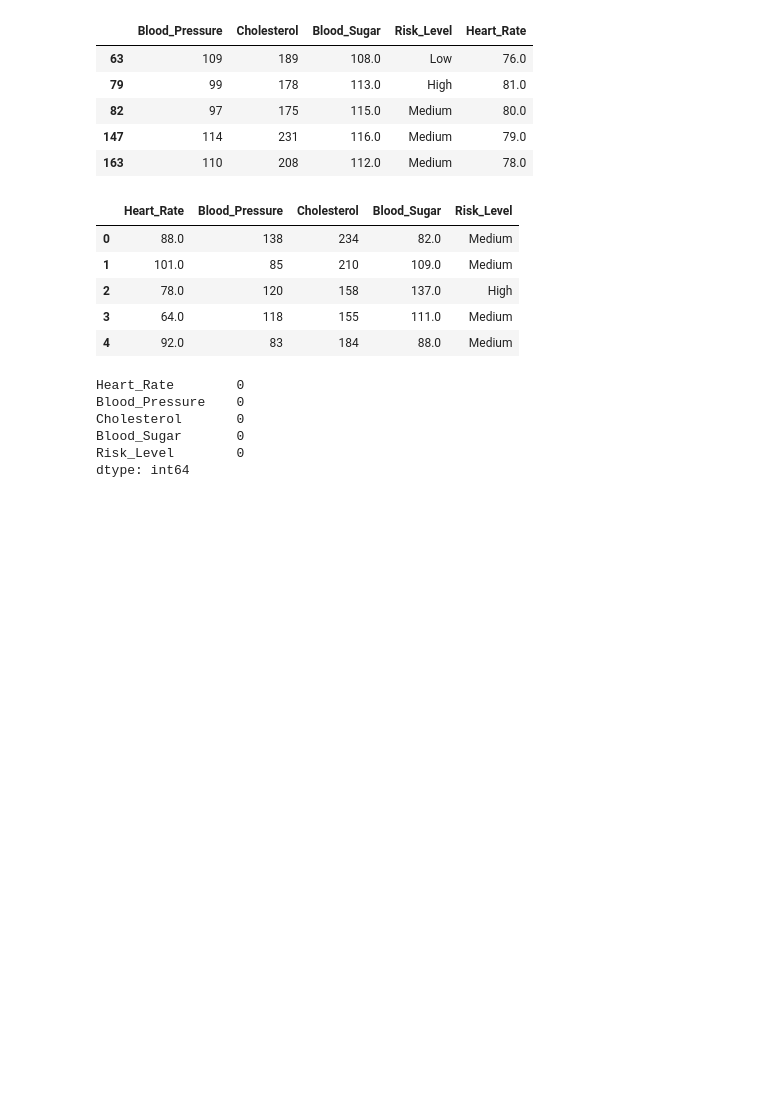
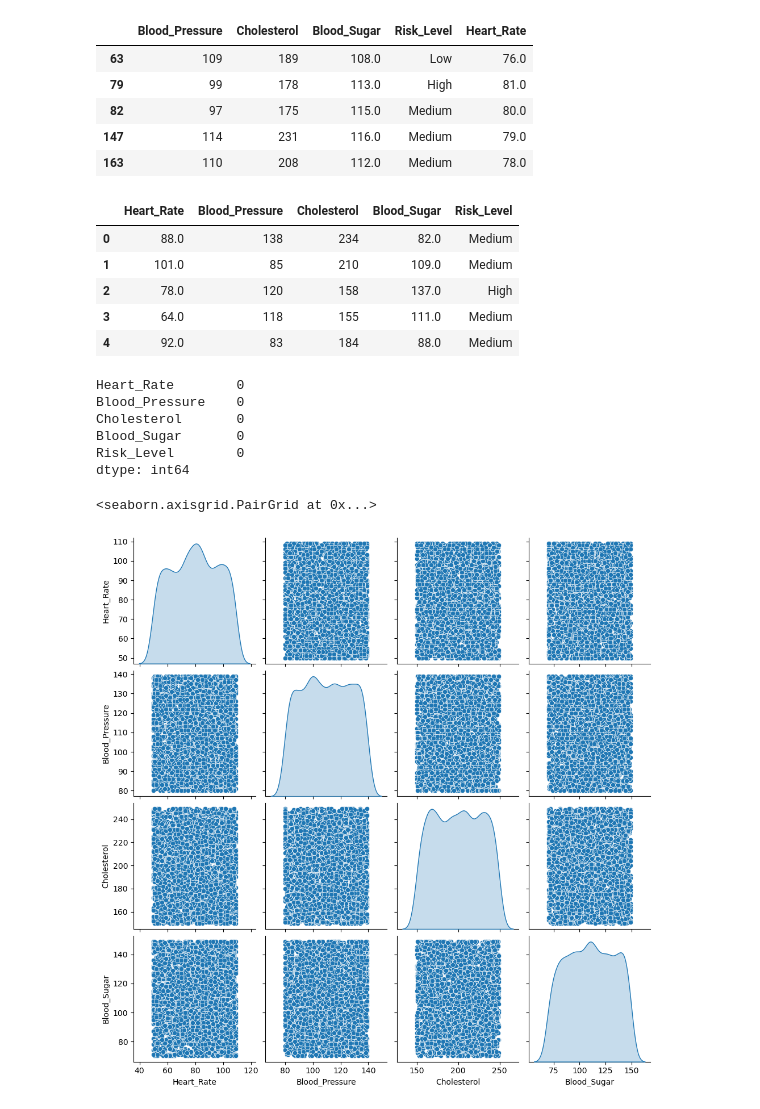
Before and after one commit to jlang62/ml-nlp-exam, a Jupyter notebook: notebooks/01_Classification.ipynb, the cells around one changed output. Cells and saved outputs as stored; diff of their text form; code cells hidden in the pictures; blank space fills up the shorter version.

```diff
--- a/notebooks/01_Classification.ipynb
+++ b/notebooks/01_Classification.ipynb
@@ -226,3 +226,10 @@ Cholesterol       0
 Blood_Sugar       0
 Risk_Level        0
 dtype: int64
+# %%
+# pairplot
+import seaborn as sns
+sns.pairplot(df, diag_kind = "kde")
+# %% [output]
+<seaborn.axisgrid.PairGrid at 0x...>
+[figure, added]
```
Also changed, not shown: parts of 13 cells of this notebook.
